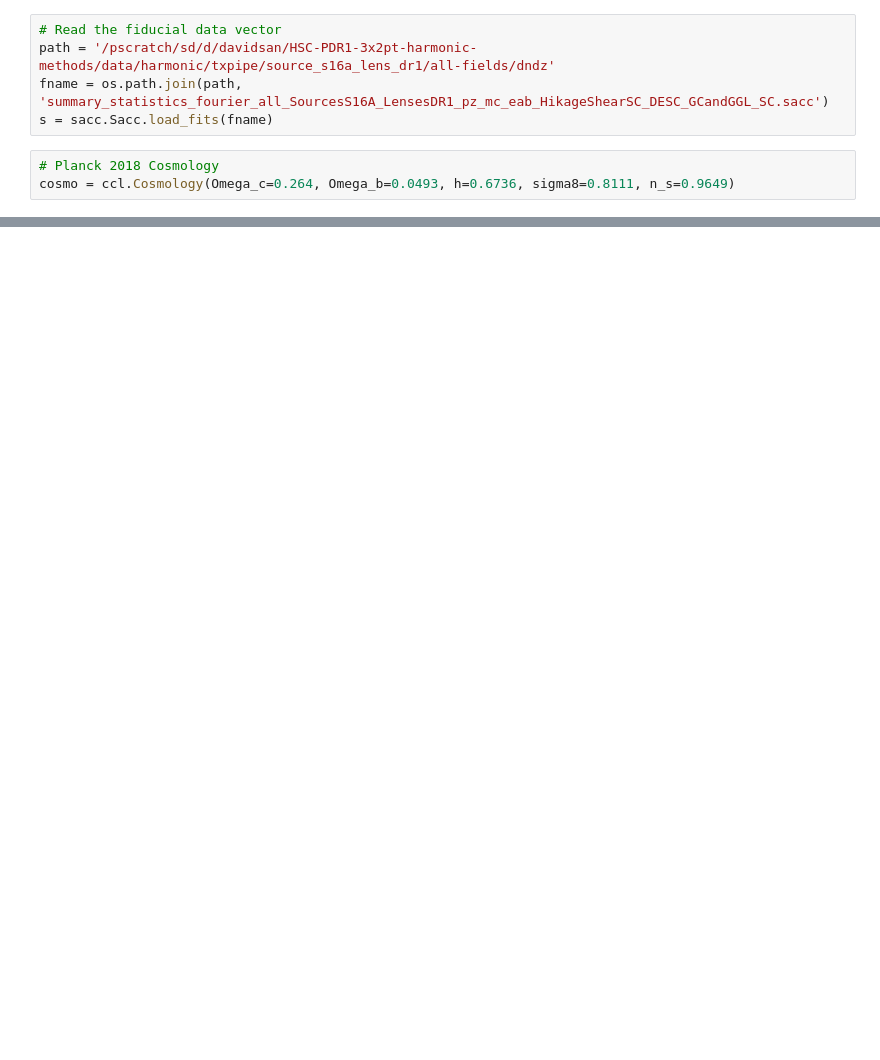
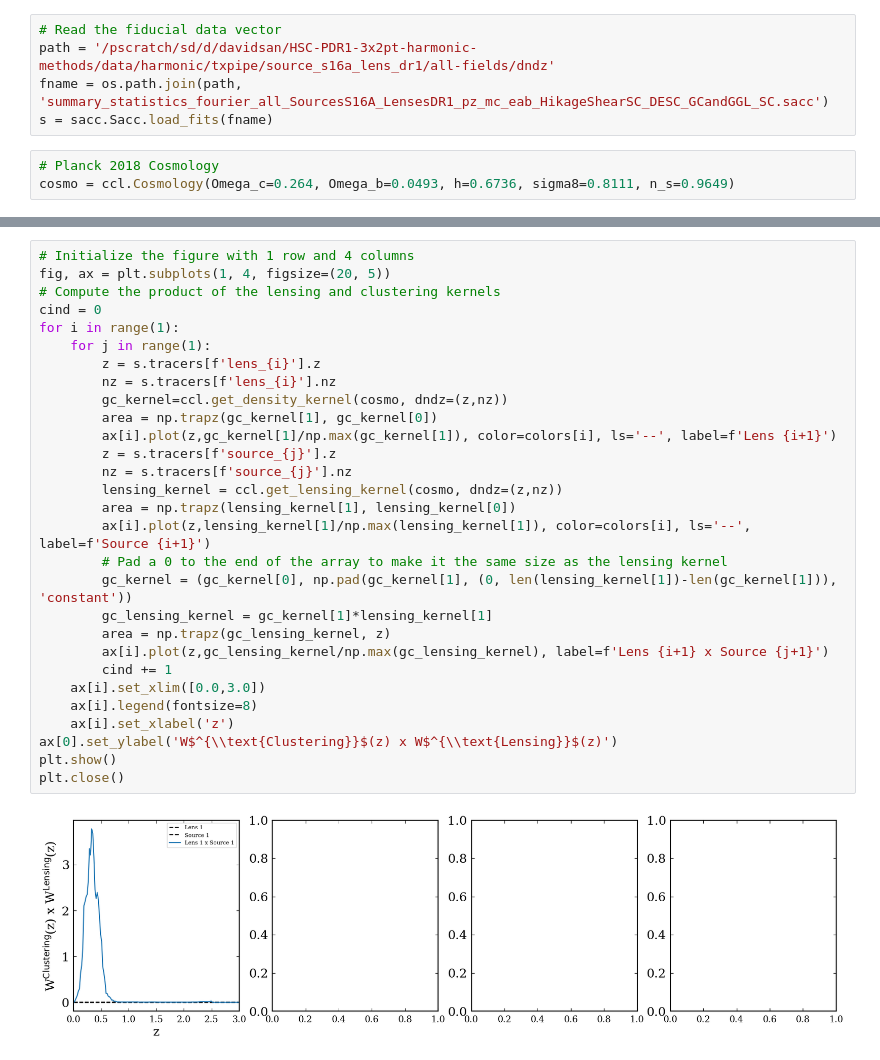
Before and after one commit to davsan06/HSC-PDR1-3x2pt-harmonic-methods, a Jupyter notebook: analysis/NB Lensing and Clustering Kernels.ipynb, the cells around one changed output, grey strips where cells are left out. Cells and saved outputs as stored; diff of their text form; blank space fills up the shorter version.

```diff
--- a/analysis/NB Lensing and Clustering Kernels.ipynb
+++ b/analysis/NB Lensing and Clustering Kernels.ipynb
@@ -238,0 +87,31 @@ dCelldChi.shape
+# %%
+# Initialize the figure with 1 row and 4 columns
+fig, ax = plt.subplots(1, 4, figsize=(20, 5))
+# Compute the product of the lensing and clustering kernels
+cind = 0
+for i in range(1):
+    for j in range(1):
+        z = s.tracers[f'lens_{i}'].z
+        nz = s.tracers[f'lens_{i}'].nz
+        gc_kernel=ccl.get_density_kernel(cosmo, dndz=(z,nz))
+        area = np.trapz(gc_kernel[1], gc_kernel[0])
+        ax[i].plot(z,gc_kernel[1]/np.max(gc_kernel[1]), color=colors[i], ls='--', label=f'Lens {i+1}')
+        z = s.tracers[f'source_{j}'].z
+        nz = s.tracers[f'source_{j}'].nz
+        lensing_kernel = ccl.get_lensing_kernel(cosmo, dndz=(z,nz))
+        area = np.trapz(lensing_kernel[1], lensing_kernel[0])
+        ax[i].plot(z,lensing_kernel[1]/np.max(lensing_kernel[1]), color=colors[i], ls='--', label=f'Source {i+1}')
+        # Pad a 0 to the end of the array to make it the same size as the lensing kernel
+        gc_kernel = (gc_kernel[0], np.pad(gc_kernel[1], (0, len(lensing_kernel[1])-len(gc_kernel[1])), 'constant'))
+        gc_lensing_kernel = gc_kernel[1]*lensing_kernel[1]
+        area = np.trapz(gc_lensing_kernel, z)
+        ax[i].plot(z,gc_lensing_kernel/np.max(gc_lensing_kernel), label=f'Lens {i+1} x Source {j+1}')
+        cind += 1
+    ax[i].set_xlim([0.0,3.0])
+    ax[i].legend(fontsize=8)
+    ax[i].set_xlabel('z')
+ax[0].set_ylabel('W$^{\\text{Clustering}}$(z) x W$^{\\text{Lensing}}$(z)')
+plt.show()
+plt.close()
+# %% [output]
+[figure, added]
```
Also changed, not shown: parts of 13 cells of this notebook.
